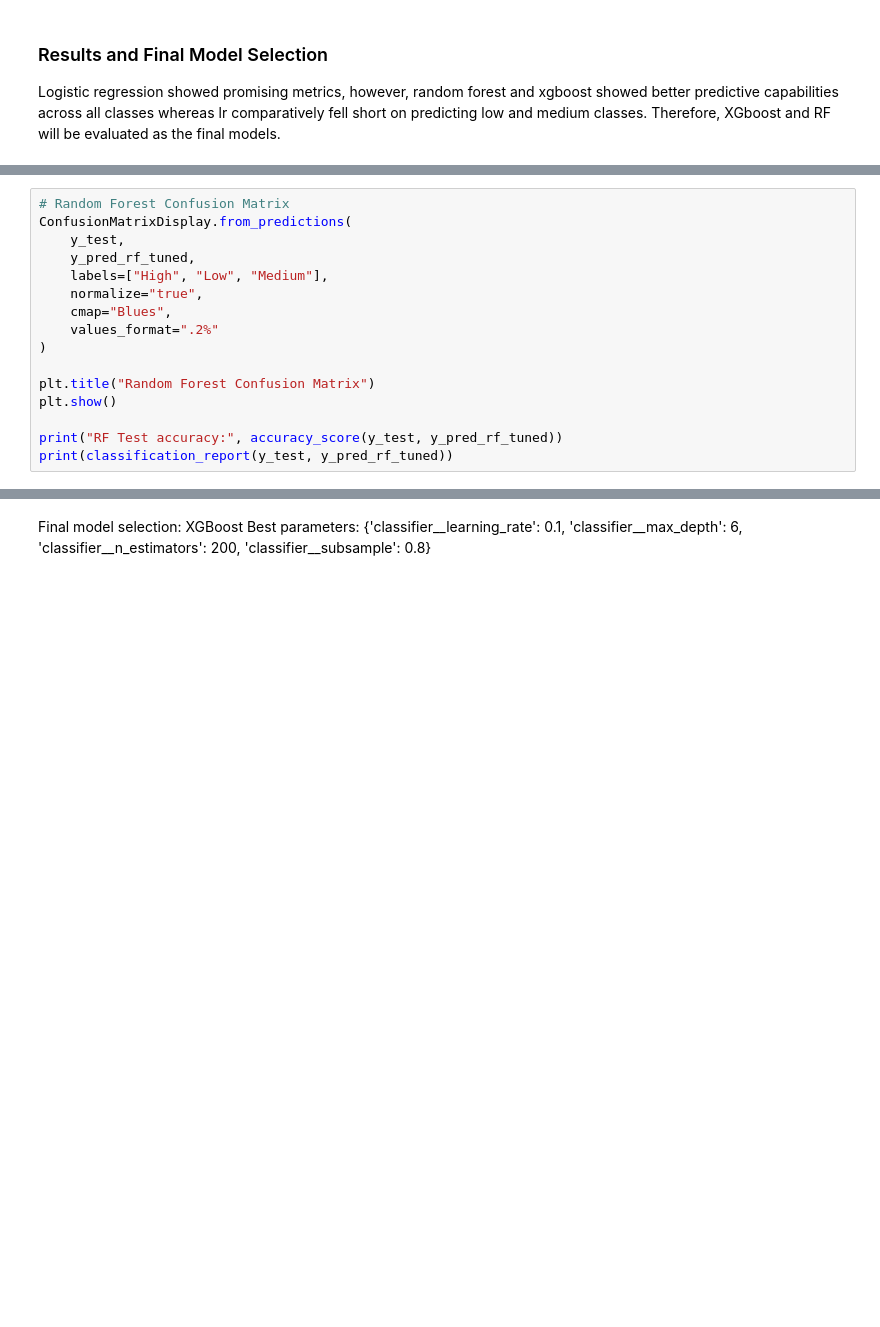
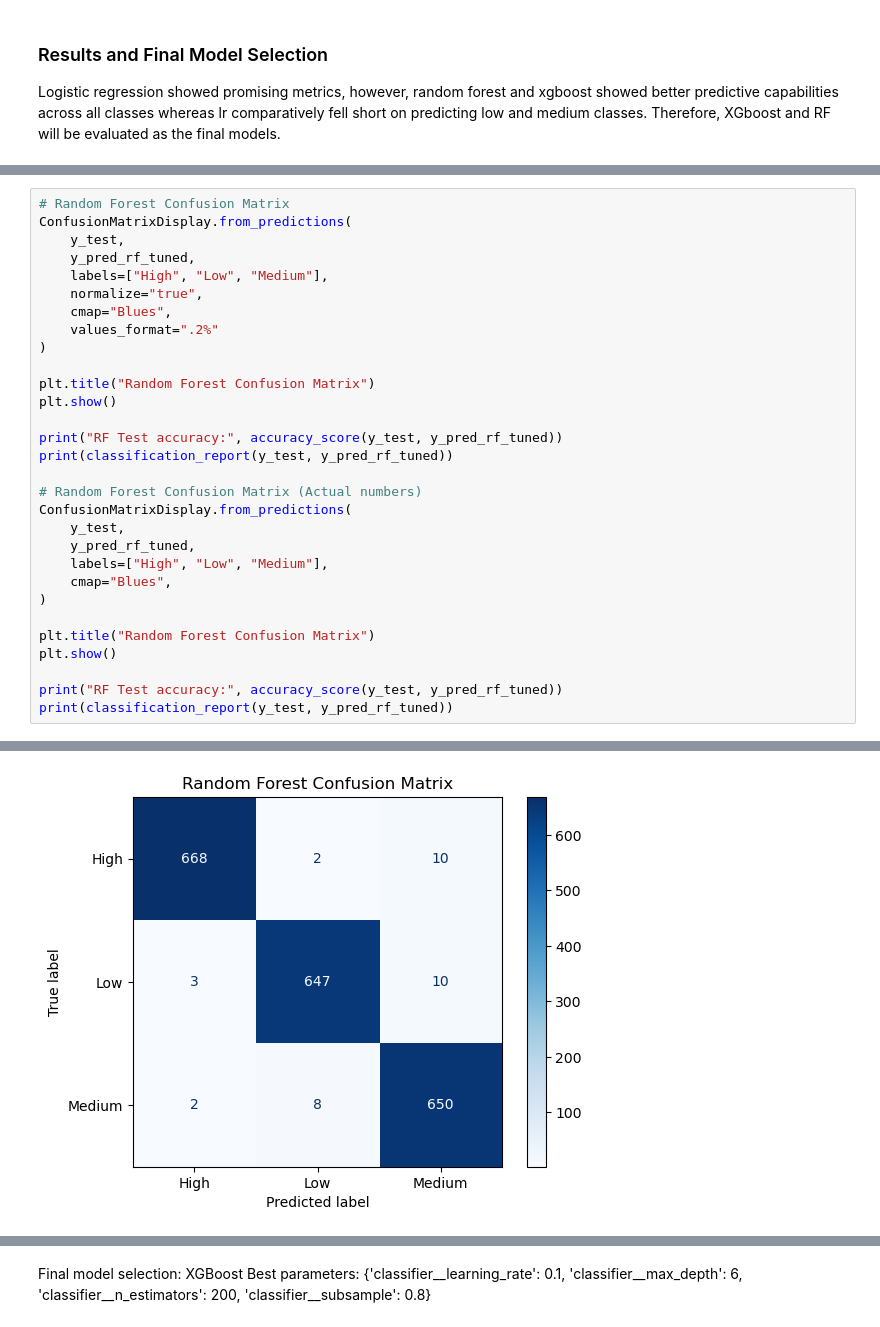
Before and after one commit to njafariii/data-center-energy-efficiency, a Jupyter notebook: model_comparison.ipynb, the cells around one changed output, grey strips where cells are left out. Drawn from its saved outputs; the diff is of its cells as text; blank space fills up the shorter version.

```diff
--- a/model_comparison.ipynb
+++ b/model_comparison.ipynb
@@ -966,28 +986,43 @@ weighted avg       0.99      0.99      0.99      2000
 # %%
 # Random Forest Confusion Matrix
 ConfusionMatrixDisplay.from_predictions(
     y_test,
     y_pred_rf_tuned,
     labels=["High", "Low", "Medium"],
     normalize="true",
     cmap="Blues",
     values_format=".2%"
 )
 
 plt.title("Random Forest Confusion Matrix")
 plt.show()
 
 print("RF Test accuracy:", accuracy_score(y_test, y_pred_rf_tuned))
 print(classification_report(y_test, y_pred_rf_tuned))
+
+# Random Forest Confusion Matrix (Actual numbers)
+ConfusionMatrixDisplay.from_predictions(
+    y_test,
+    y_pred_rf_tuned,
+    labels=["High", "Low", "Medium"],
+    cmap="Blues",
+)
+
+plt.title("Random Forest Confusion Matrix")
+plt.show()
+
+print("RF Test accuracy:", accuracy_score(y_test, y_pred_rf_tuned))
+print(classification_report(y_test, y_pred_rf_tuned))
 # %% [output]
 [figure]
 RF Test accuracy: 0.9825
               precision    recall  f1-score   support
 
         High       0.99      0.98      0.99       680
          Low       0.98      0.98      0.98       660
       Medium       0.97      0.98      0.98       660
 
     accuracy                           0.98      2000
    macro avg       0.98      0.98      0.98      2000
 weighted avg       0.98      0.98      0.98      2000
+[figure, added]
```
Also changed, not shown: parts of 3 cells of this notebook.
